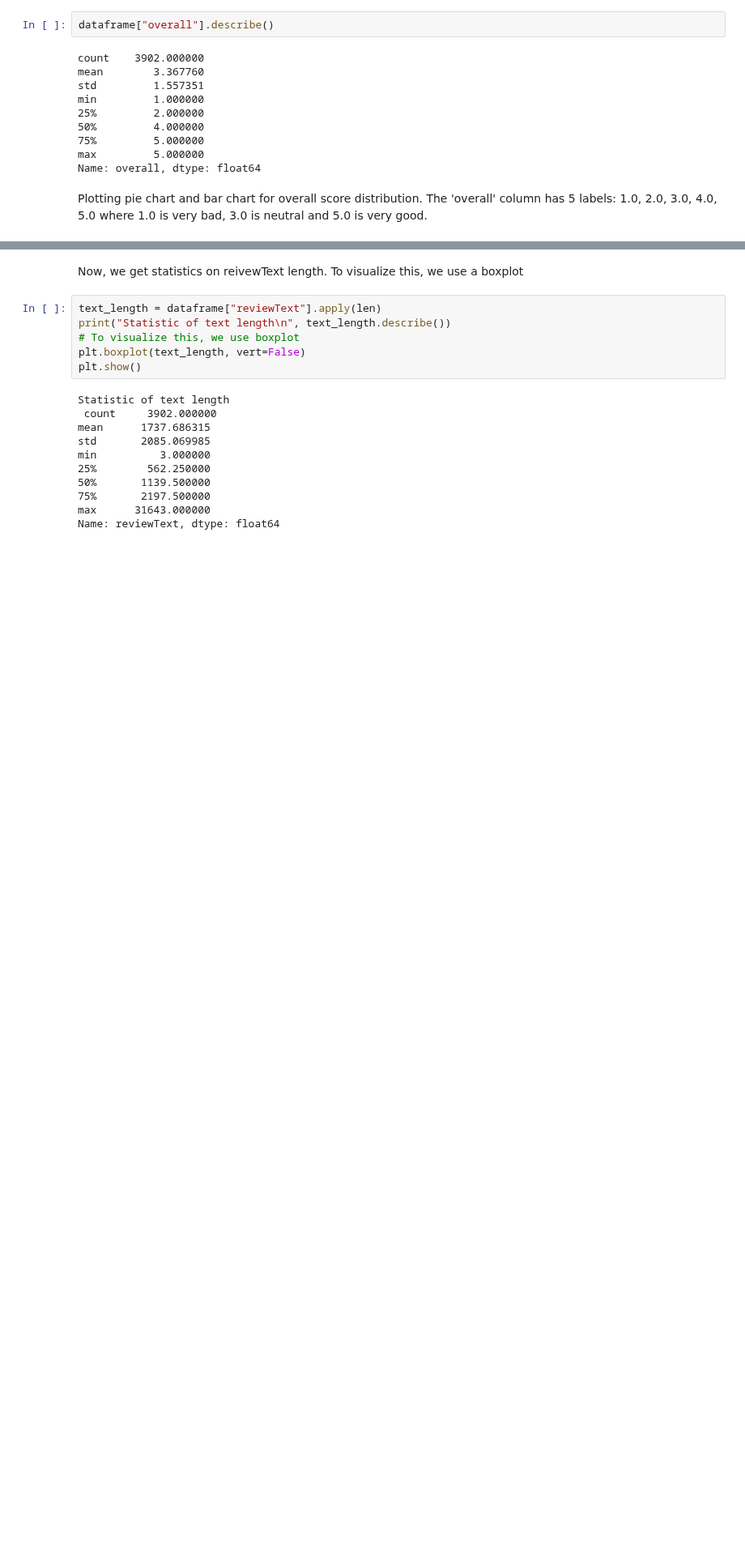
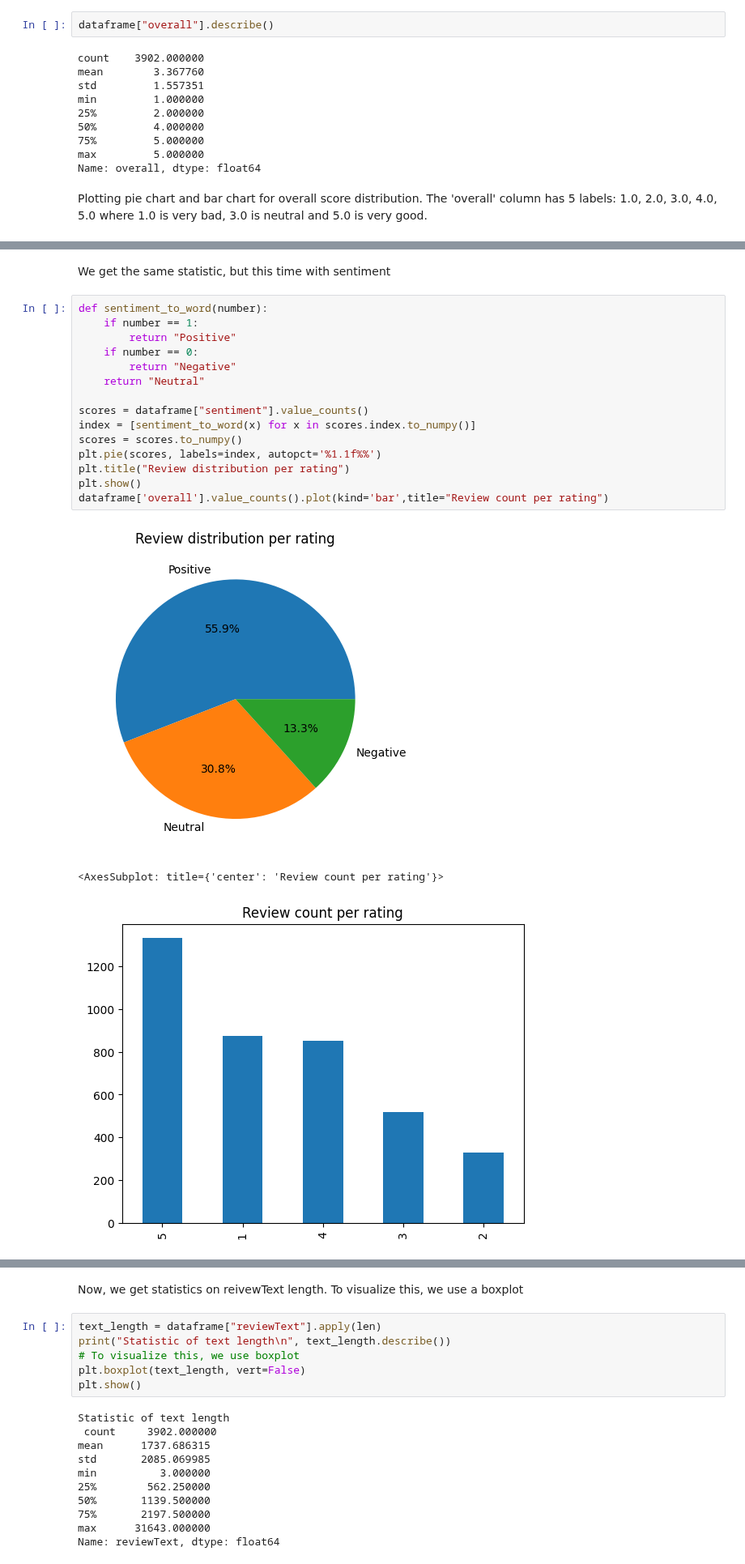
Before and after one commit to longtv2222/Amazon-Reviews-Classifier, a Jupyter notebook: exploratory-data-analysis.ipynb, the cells around one changed output, grey strips where cells are left out. Shown at 81% size. Cells and saved outputs as stored; diff of their text form; blank space fills up the shorter version.

```diff
--- a/exploratory-data-analysis.ipynb
+++ b/exploratory-data-analysis.ipynb
@@ -75,0 +77,21 @@ dataframe['overall'].value_counts().plot(kind='bar')
+# %% [markdown]
+We get the same statistic, but this time with sentiment
+# %%
+def sentiment_to_word(number):
+    if number == 1:
+        return "Positive"
+    if number == 0:
+        return "Negative"
+    return "Neutral"
+
+scores = dataframe["sentiment"].value_counts()
+index = [sentiment_to_word(x) for x in scores.index.to_numpy()]
+scores = scores.to_numpy()
+plt.pie(scores, labels=index, autopct='%1.1f%%')
+plt.title("Review distribution per rating")
+plt.show()
+dataframe['overall'].value_counts().plot(kind='bar',title="Review count per rating")
+# %% [output]
+[figure, added]
+<AxesSubplot: title={'center': 'Review count per rating'}>
+[figure, added]
```
Also changed, not shown: parts of 2 cells of this notebook.
